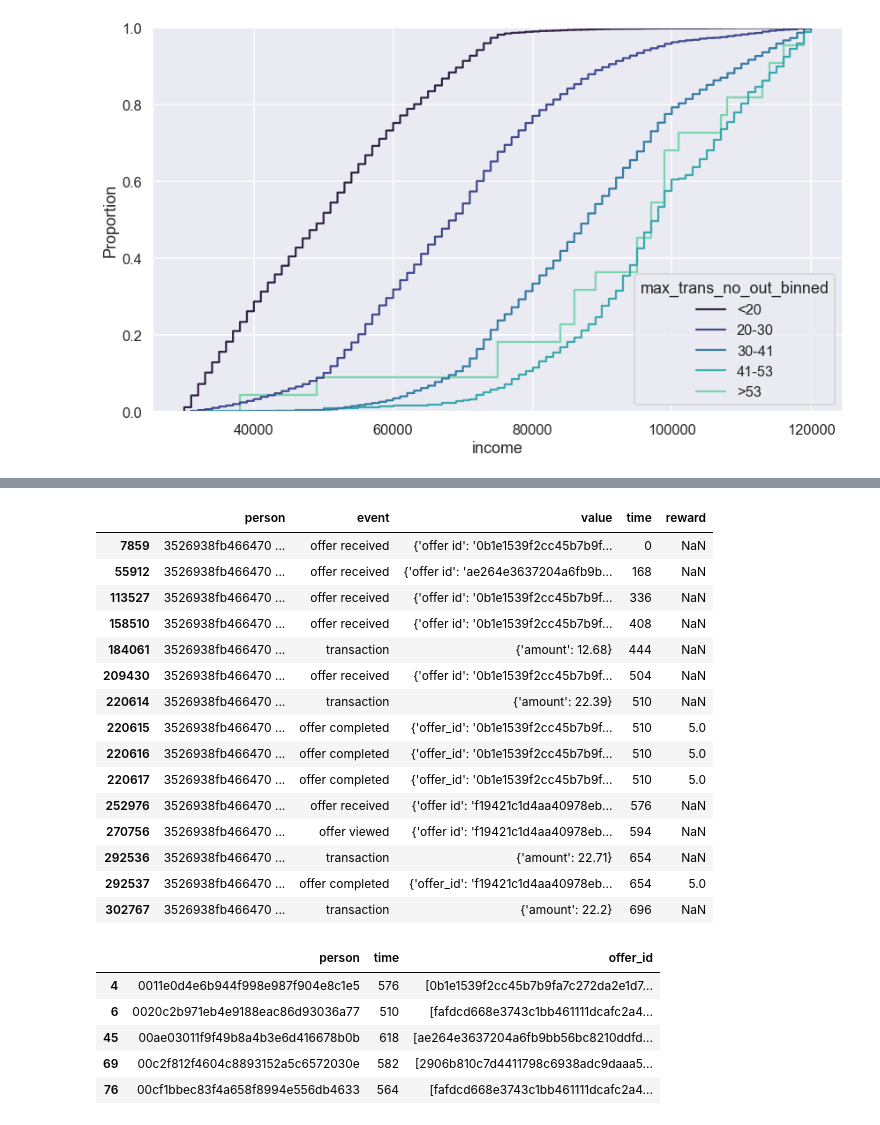
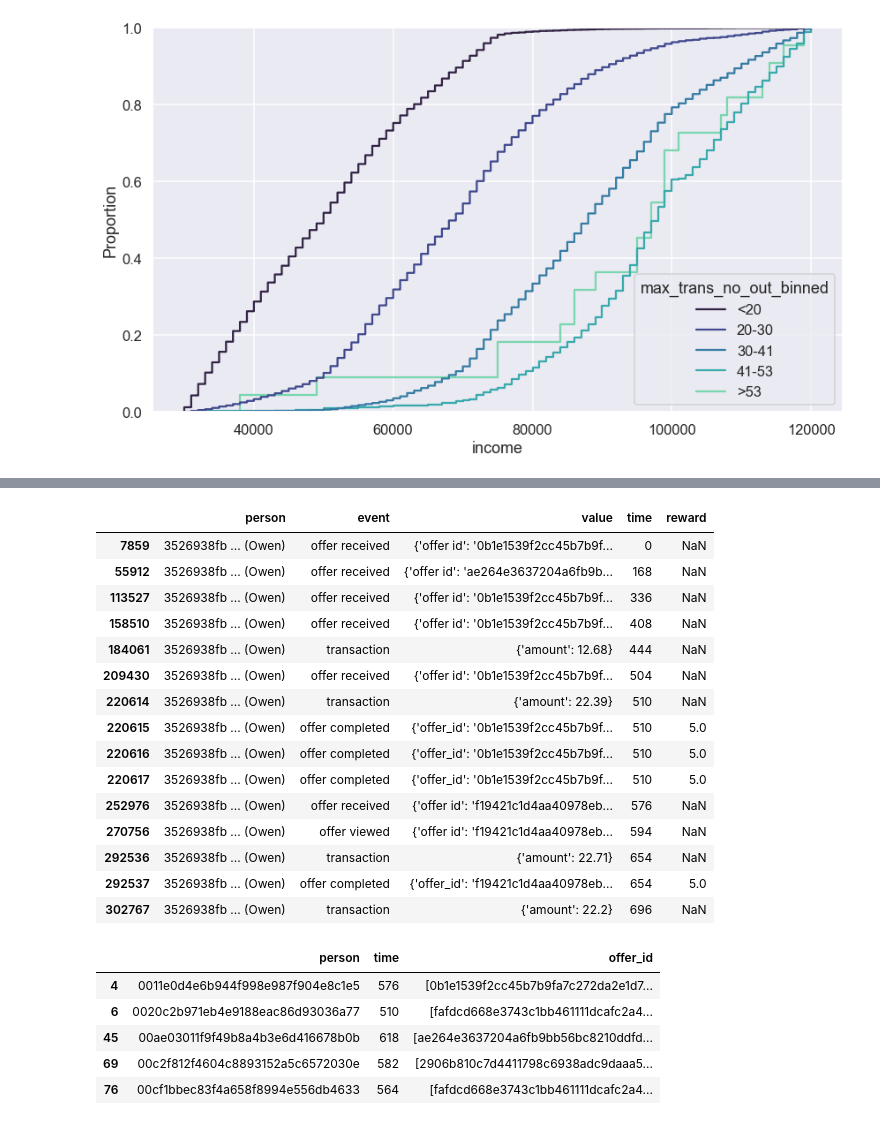
Before and after one commit to chapman-mcd/Starbucks_Sandbox, a Jupyter notebook: Starbucks_Sandbox.ipynb, the cells around one changed output, grey strips where cells are left out. Saved outputs shown, nothing was run; the diff lists cells and outputs as text; code cells hidden in the pictures.

```diff
--- a/Starbucks_Sandbox.ipynb
+++ b/Starbucks_Sandbox.ipynb
@@ -779,27 +780,27 @@ Depending on the workings of the systems, it is possible that there is a consist
 # %%
 # from this transcript we know it is possible to complete two offers with the same
 # transaction - how common is this?
 
 transcript_disp = transcript[transcript.person=='3526938fb466470190a504a751ec07b0'].copy()
-transcript_disp['person'] = transcript_disp.person.str.slice(stop=15) + " ..."
+transcript_disp['person'] = transcript_disp.person.str.slice(stop=9) + " ... (Owen)"
 transcript_disp[['person', 'event', 'value', 'time', 'reward']]
 # %% [output]
 |  | person | event | value | time | reward |
-| 7859 | 3526938fb466470 ... | offer received | {'offer id': '0b1e1539f2cc45b7b9f... | 0 | NaN |
-| 55912 | 3526938fb466470 ... | offer received | {'offer id': 'ae264e3637204a6fb9b... | 168 | NaN |
-| 113527 | 3526938fb466470 ... | offer received | {'offer id': '0b1e1539f2cc45b7b9f... | 336 | NaN |
-| 158510 | 3526938fb466470 ... | offer received | {'offer id': '0b1e1539f2cc45b7b9f... | 408 | NaN |
-| 184061 | 3526938fb466470 ... | transaction | {'amount': 12.68} | 444 | NaN |
-| 209430 | 3526938fb466470 ... | offer received | {'offer id': '0b1e1539f2cc45b7b9f... | 504 | NaN |
-| 220614 | 3526938fb466470 ... | transaction | {'amount': 22.39} | 510 | NaN |
-| 220615 | 3526938fb466470 ... | offer completed | {'offer_id': '0b1e1539f2cc45b7b9f... | 510 | 5.0 |
-| 220616 | 3526938fb466470 ... | offer completed | {'offer_id': '0b1e1539f2cc45b7b9f... | 510 | 5.0 |
-| 220617 | 3526938fb466470 ... | offer completed | {'offer_id': '0b1e1539f2cc45b7b9f... | 510 | 5.0 |
-| 252976 | 3526938fb466470 ... | offer received | {'offer id': 'f19421c1d4aa40978eb... | 576 | NaN |
-| 270756 | 3526938fb466470 ... | offer viewed | {'offer id': 'f19421c1d4aa40978eb... | 594 | NaN |
-| 292536 | 3526938fb466470 ... | transaction | {'amount': 22.71} | 654 | NaN |
-| 292537 | 3526938fb466470 ... | offer completed | {'offer_id': 'f19421c1d4aa40978eb... | 654 | 5.0 |
-| 302767 | 3526938fb466470 ... | transaction | {'amount': 22.2} | 696 | NaN |
+| 7859 | 3526938fb ... (Owen) | offer received | {'offer id': '0b1e1539f2cc45b7b9f... | 0 | NaN |
+| 55912 | 3526938fb ... (Owen) | offer received | {'offer id': 'ae264e3637204a6fb9b... | 168 | NaN |
+| 113527 | 3526938fb ... (Owen) | offer received | {'offer id': '0b1e1539f2cc45b7b9f... | 336 | NaN |
+| 158510 | 3526938fb ... (Owen) | offer received | {'offer id': '0b1e1539f2cc45b7b9f... | 408 | NaN |
+| 184061 | 3526938fb ... (Owen) | transaction | {'amount': 12.68} | 444 | NaN |
+| 209430 | 3526938fb ... (Owen) | offer received | {'offer id': '0b1e1539f2cc45b7b9f... | 504 | NaN |
+| 220614 | 3526938fb ... (Owen) | transaction | {'amount': 22.39} | 510 | NaN |
+| 220615 | 3526938fb ... (Owen) | offer completed | {'offer_id': '0b1e1539f2cc45b7b9f... | 510 | 5.0 |
+| 220616 | 3526938fb ... (Owen) | offer completed | {'offer_id': '0b1e1539f2cc45b7b9f... | 510 | 5.0 |
+| 220617 | 3526938fb ... (Owen) | offer completed | {'offer_id': '0b1e1539f2cc45b7b9f... | 510 | 5.0 |
+| 252976 | 3526938fb ... (Owen) | offer received | {'offer id': 'f19421c1d4aa40978eb... | 576 | NaN |
+| 270756 | 3526938fb ... (Owen) | offer viewed | {'offer id': 'f19421c1d4aa40978eb... | 594 | NaN |
+| 292536 | 3526938fb ... (Owen) | transaction | {'amount': 22.71} | 654 | NaN |
+| 292537 | 3526938fb ... (Owen) | offer completed | {'offer_id': 'f19421c1d4aa40978eb... | 654 | 5.0 |
+| 302767 | 3526938fb ... (Owen) | transaction | {'amount': 22.2} | 696 | NaN |
 # %%
 # group all offer completions at by time and put them in a list
 simul_compl = (transcript[transcript.event=='offer completed']
```
Also changed, not shown: parts of 13 cells of this notebook, 9 other files.
